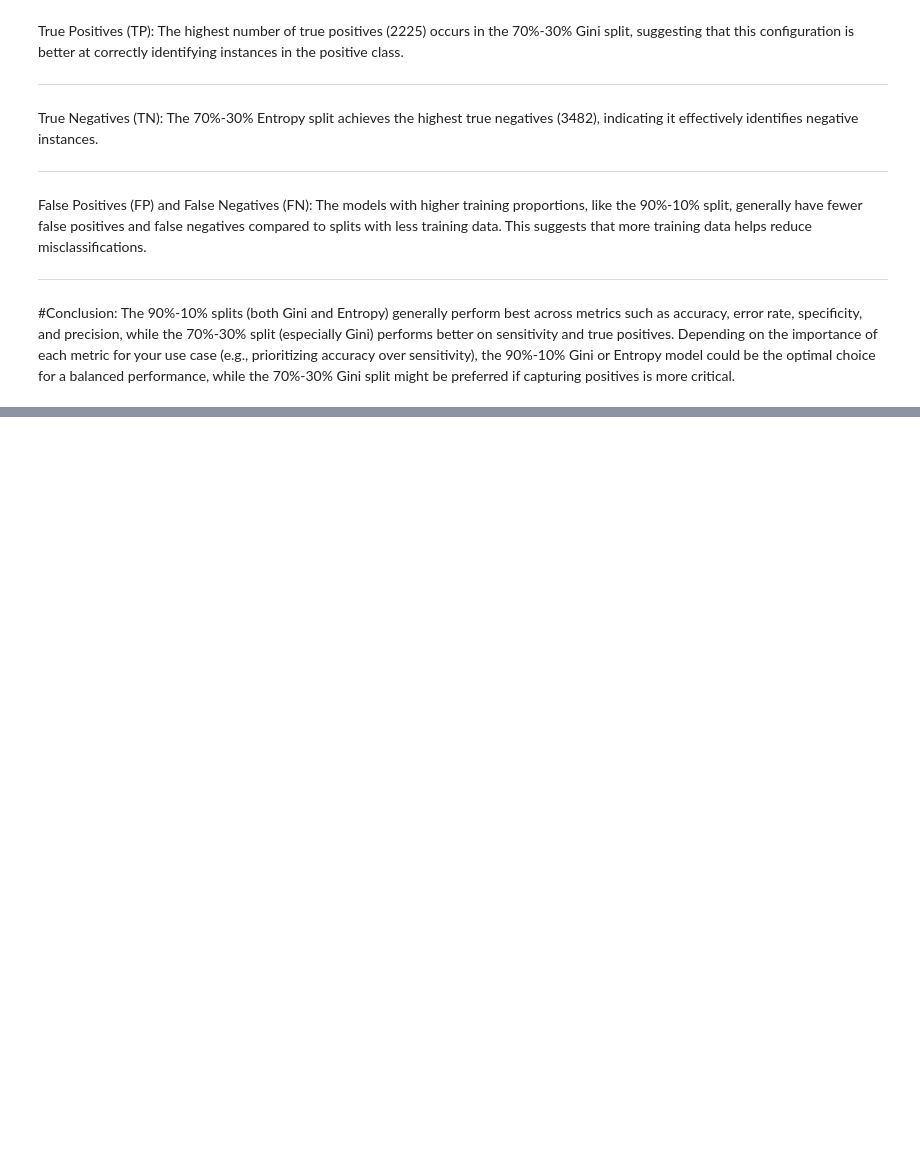
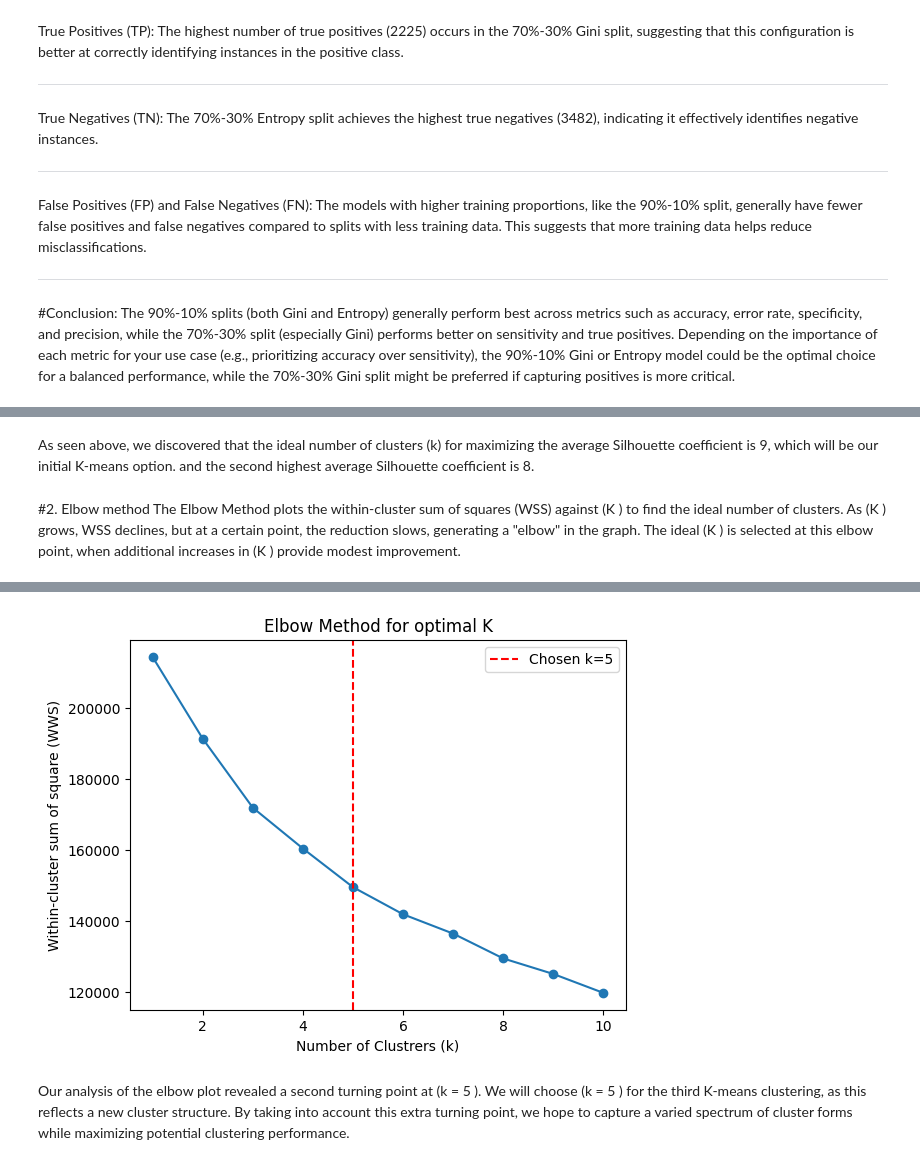
Before and after one commit to mariam-ahmed10/IT326-project, a Jupyter notebook: Phase3.ipynb, the cells around one changed output, grey strips where cells are left out. Cells and saved outputs as stored; diff of their text form; code cells hidden in the pictures; blank space fills up the shorter version.

```diff
--- a/Phase3.ipynb
+++ b/Phase3.ipynb
@@ -504,0 +582,34 @@ The 90%-10% splits (both Gini and Entropy) generally perform best across metrics
+# %% [markdown]
+As seen above, we discovered that the ideal number of clusters (k) for maximizing the average Silhouette coefficient is 9, which will be our initial K-means option. and the second highest average Silhouette coefficient is 8.
+# %% [markdown]
+#2. Elbow method
+The Elbow Method plots the within-cluster sum of squares (WSS) against \(K \) to find the ideal number of clusters. As \(K \) grows, WSS declines, but at a certain point, the reduction slows, generating a "elbow" in the graph. The ideal \(K \) is selected at this elbow point, when additional increases in \(K \) provide modest improvement.
+# %%
+%pip install Kneed
+import matplotlib.pyplot as plt
+from sklearn.cluster import KMeans
+from sklearn.preprocessing import StandardScaler
+from sklearn.datasets import load_iris
+from sklearn.pipeline import make_pipeline
+from kneed import KneeLocator
+
+wss_values = []
+k_range = range (1, 11)
+
+for k in k_range:
+    kmeans = KMeans( n_clusters=k, n_init='auto', random_state=42)
+    kmeans.fit(df_scaled)
+    wss_values.append(kmeans.inertia_)
+
+knee =  KneeLocator(k_range, wss_values, curve='convex',direction='decreasing')
+turning_point = knee.elbow
+
+plt.plot(k_range, wss_values, marker='o')
+plt.title('Elbow Method for optimal K')
+plt.xlabel('Number of Clustrers (k)')
+plt.ylabel('Within-cluster sum of square (WWS)')
+
+plt.axvline(x=turning_point, linestyle='--', color='red',label=f'Chosen k={turning_point}')
+plt.legend()
+plt.show()
+# %% [output]
@@ -504,0 +619,3 @@ The 90%-10% splits (both Gini and Entropy) generally perform best across metrics
+[figure, added]
+# %% [markdown]
+Our analysis of the elbow plot revealed a second turning point at \(k = 5 \). We will choose \(k = 5 \) for the third K-means clustering, as this reflects a new cluster structure. By taking into account this extra turning point, we hope to capture a varied spectrum of cluster forms while maximizing potential clustering performance.
```
Also changed, not shown: parts of 14 cells of this notebook.
